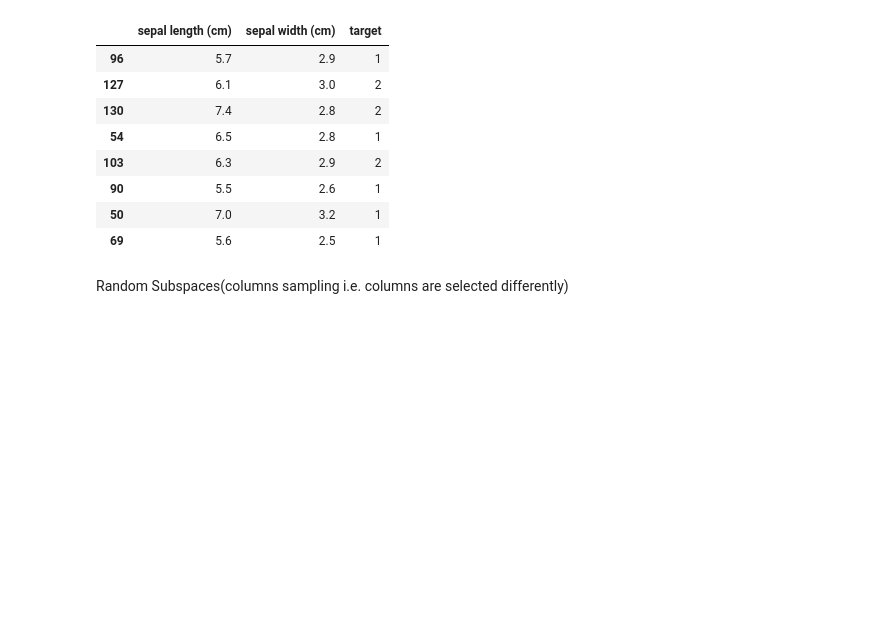
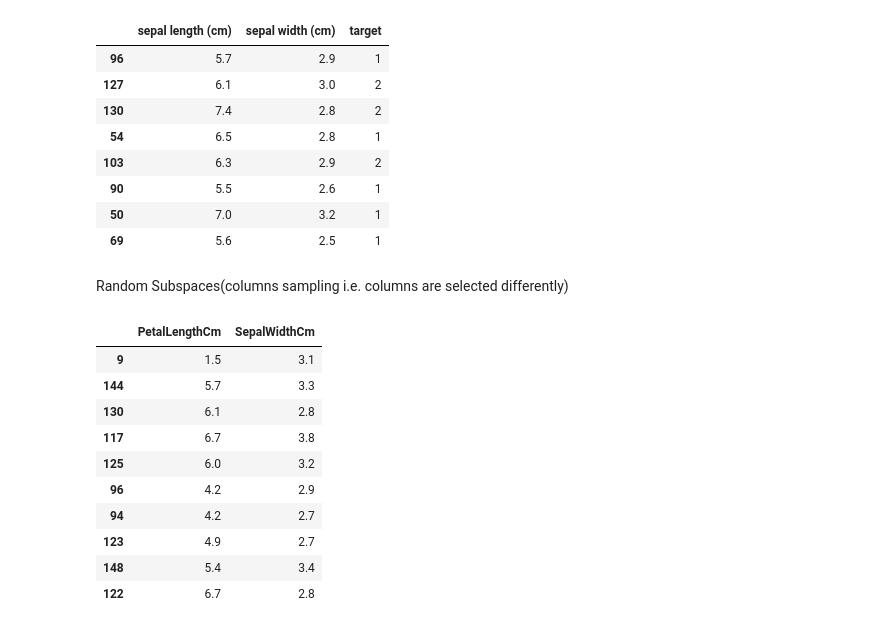
Before and after one commit to sahajpreetsingh060/ML, a Jupyter notebook: chapter7.ipynb, the cells around one changed output. Drawn from its saved outputs; the diff is of its cells as text; code cells hidden in the pictures; blank space fills up the shorter version.

```diff
--- a/chapter7.ipynb
+++ b/chapter7.ipynb
@@ -342,0 +345,17 @@ Random Subspaces(columns sampling i.e. columns are selected differently)
+# %%
+df=pd.read_csv(("datasets/Iris.csv"))
+df1=df.sample(10)
+# %%
+df1.sample(2,replace=True,axis=1)
+# %% [output]
+|  | PetalLengthCm | SepalWidthCm |
+| 9 | 1.5 | 3.1 |
+| 144 | 5.7 | 3.3 |
+| 130 | 6.1 | 2.8 |
+| 117 | 6.7 | 3.8 |
+| 125 | 6.0 | 3.2 |
+| 96 | 4.2 | 2.9 |
+| 94 | 4.2 | 2.7 |
+| 123 | 4.9 | 2.7 |
+| 148 | 5.4 | 3.4 |
+| 122 | 6.7 | 2.8 |
```
Also changed, not shown: parts of 23 cells of this notebook.
